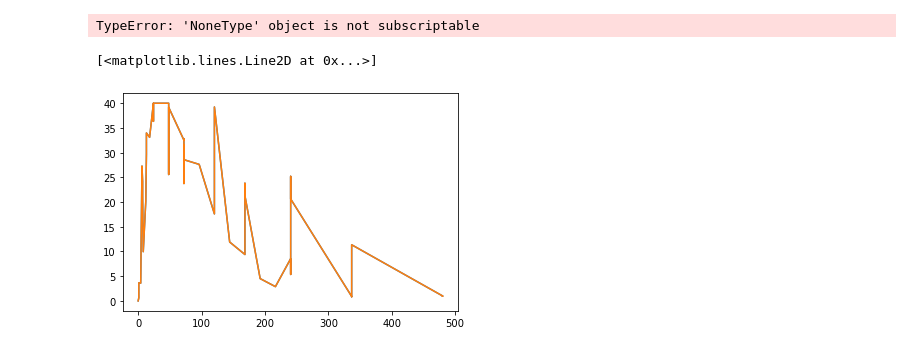
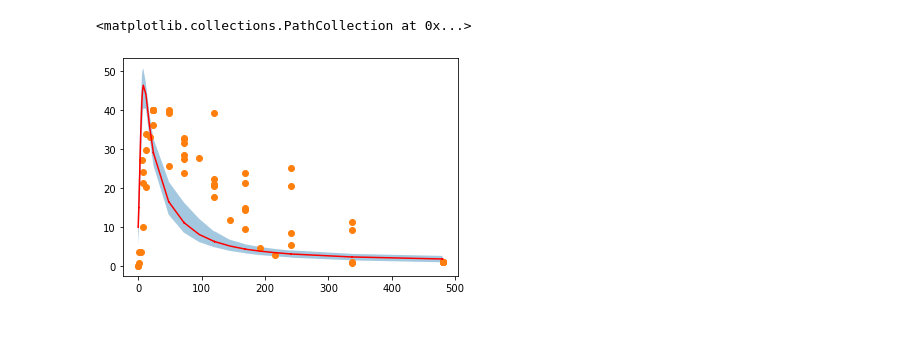
Before and after one commit to vivekdsree/PUNumpyro, a Jupyter notebook: scripts/BayesianModel.ipynb, the cells around one changed output. Drawn from its saved outputs; the diff is of its cells as text; code cells hidden in the pictures.

Commit message:
modified model description with uncertain initial conditions

```diff
--- a/scripts/BayesianModel.ipynb
+++ b/scripts/BayesianModel.ipynb
@@ -146,17 +210,17 @@ plt.tight_layout()
 # %%
 # Posterior predictive dynamics
-predictive = Predictive(model, num_samples=1000)
-svi_samples = predictive(PRNGKey(1),data=None)
+predictive = Predictive(model, num_samples=2000)
+svi_samples = predictive(PRNGKey(5),data1= None, data2= None, data3= None, data4= None)
-# %% [output]
-TypeError: 'NoneType' object is not subscriptable
 # %%
 rhoks = svi_samples["y_rhon"]
 rhok_mu = jnp.mean(rhoks,axis=0)
 rhok_pi = jnp.percentile(rhoks, jnp.array([5, 95]), axis=0)
-plt.plot(timel[id_rhon],rhok_mu)
-plt.plot(timel[id_rhon],dat[1])
+plt.plot(timel[id_rhon],rhok_mu,color='r')
+plt.fill_between(timel[id_rhon],rhok_pi[0,:],rhok_pi[1,:],alpha=0.4)
+plt.scatter(timel[id_rhon],dat[1])
+# plt.ylim(0,1)
 # plt.fill_between(timel[id_rhok],rhok_pi[0],rhok_pi[1])
 # %% [output]
-[<matplotlib.lines.Line2D at 0x...>]
+<matplotlib.collections.PathCollection at 0x...>
-[figure, old version]
+[figure, new version]
 # %%
```
Also changed, not shown: parts of 13 cells of this notebook, 4 other files.
